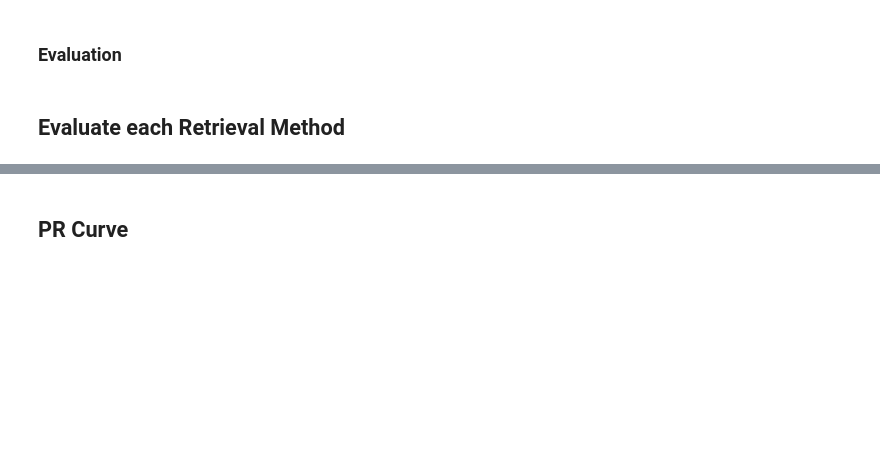
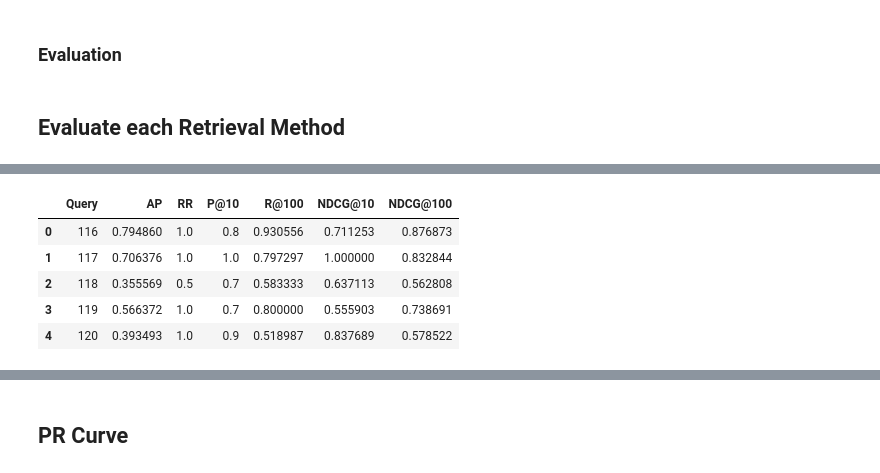
Before and after one commit to alexandreffs/nlpProject, a Jupyter notebook: project_phase1.ipynb, the cells around one changed output, grey strips where cells are left out. Drawn from its saved outputs; the diff is of its cells as text; code cells hidden in the pictures; blank space fills up the shorter version.

```diff
--- a/project_phase1.ipynb
+++ b/project_phase1.ipynb
@@ -708,0 +841,9 @@ summary_df
+# %%
+df_jm.head()
+# %% [output]
+|  | Query | AP | RR | P@10 | R@100 | NDCG@10 | NDCG@100 |
+| 0 | 116 | 0.794860 | 1.0 | 0.8 | 0.930556 | 0.711253 | 0.876873 |
+| 1 | 117 | 0.706376 | 1.0 | 1.0 | 0.797297 | 1.000000 | 0.832844 |
+| 2 | 118 | 0.355569 | 0.5 | 0.7 | 0.583333 | 0.637113 | 0.562808 |
+| 3 | 119 | 0.566372 | 1.0 | 0.7 | 0.800000 | 0.555903 | 0.738691 |
+| 4 | 120 | 0.393493 | 1.0 | 0.9 | 0.518987 | 0.837689 | 0.578522 |
```
Also changed, not shown: parts of 17 cells of this notebook, 1 other file.
